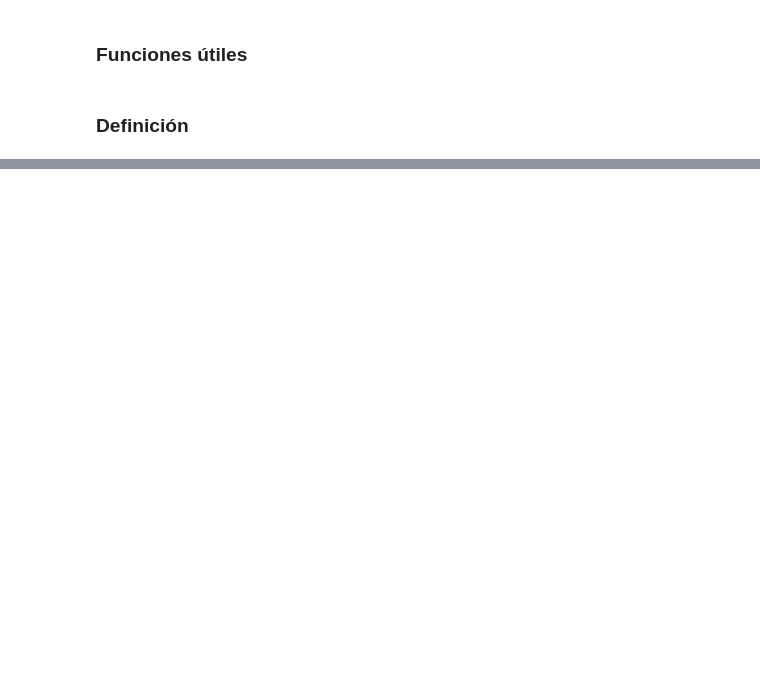
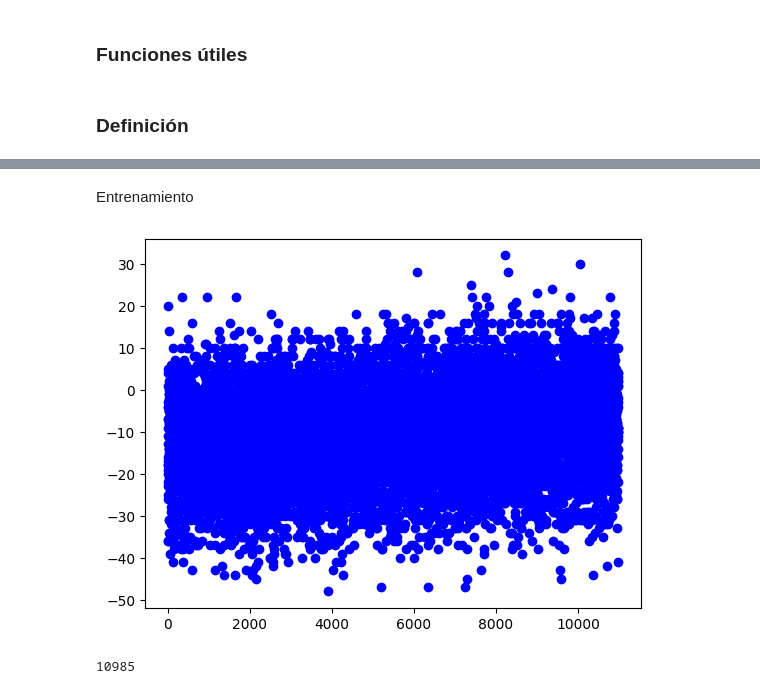
Before and after one commit to javierahumadac/desafio-20-modulo-computacional, a Jupyter notebook: environment-v0/environment.ipynb, the cells around one changed output, grey strips where cells are left out. Drawn from its saved outputs; the diff is of its cells as text; code cells hidden in the pictures; blank space fills up the shorter version.

Commit message:
se agregan vidas al entrenamiento y almacenamiento de reward historicos

```diff
--- a/environment-v0/environment.ipynb
+++ b/environment-v0/environment.ipynb
@@ -98,8 +28,0 @@ class Desafio(object):
-# %%
-num_estudiantes = 3
-num_desafios = 4
-matriz_preferencias = [[ num_desafios for _ in range(num_desafios)] for _ in range(num_estudiantes)]
-matriz_escogido = [[ 1 for _ in range(num_desafios)] for _ in range(num_estudiantes)]
-
-for fila in matriz_escogido:
-    print(fila)
@@ -114,8 +33,12 @@ preferencias = [
     [3,2,1,0]
 ]
 
-escogidos = [
+state = [
     [0,0,0,0],
     [0,0,0,0],
     [0,0,0,0]
 ]
+
+observation = [
+    preferencias, state
+]
@@ -351,0 +253,22 @@ array([ 1,  1,  1, ...,  8, 28, 13])
+# %% [markdown]
+Entrenamiento
+# %%
+env = OrganizationEnvironment(rendering=False)
+model = PPO("MlpPolicy", env).learn(total_timesteps=1_000_000)
+
+# print(binary_to_dict(obs))
+# %%
+import matplotlib.pyplot as plt
+
+x = list(range(len(env.all_rewards)))
+y = env.all_rewards
+
+plt.scatter(x, y, c ="blue")
+
+plt.show()
+# %% [output]
+[figure, added]
+# %%
+len(env.all_rewards)
+# %% [output]
+10985
```
Also changed, not shown: parts of 20 cells of this notebook, 1 other file.
